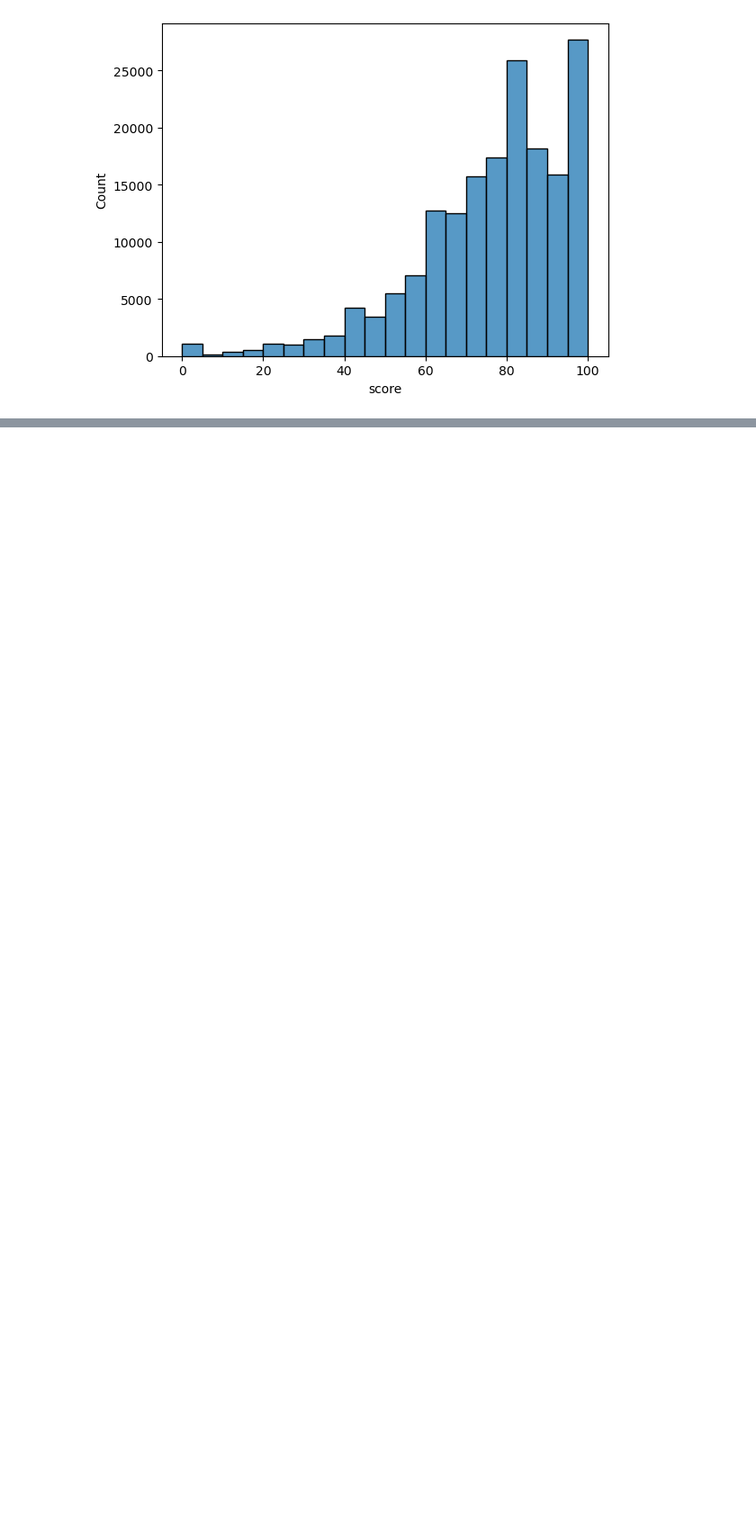
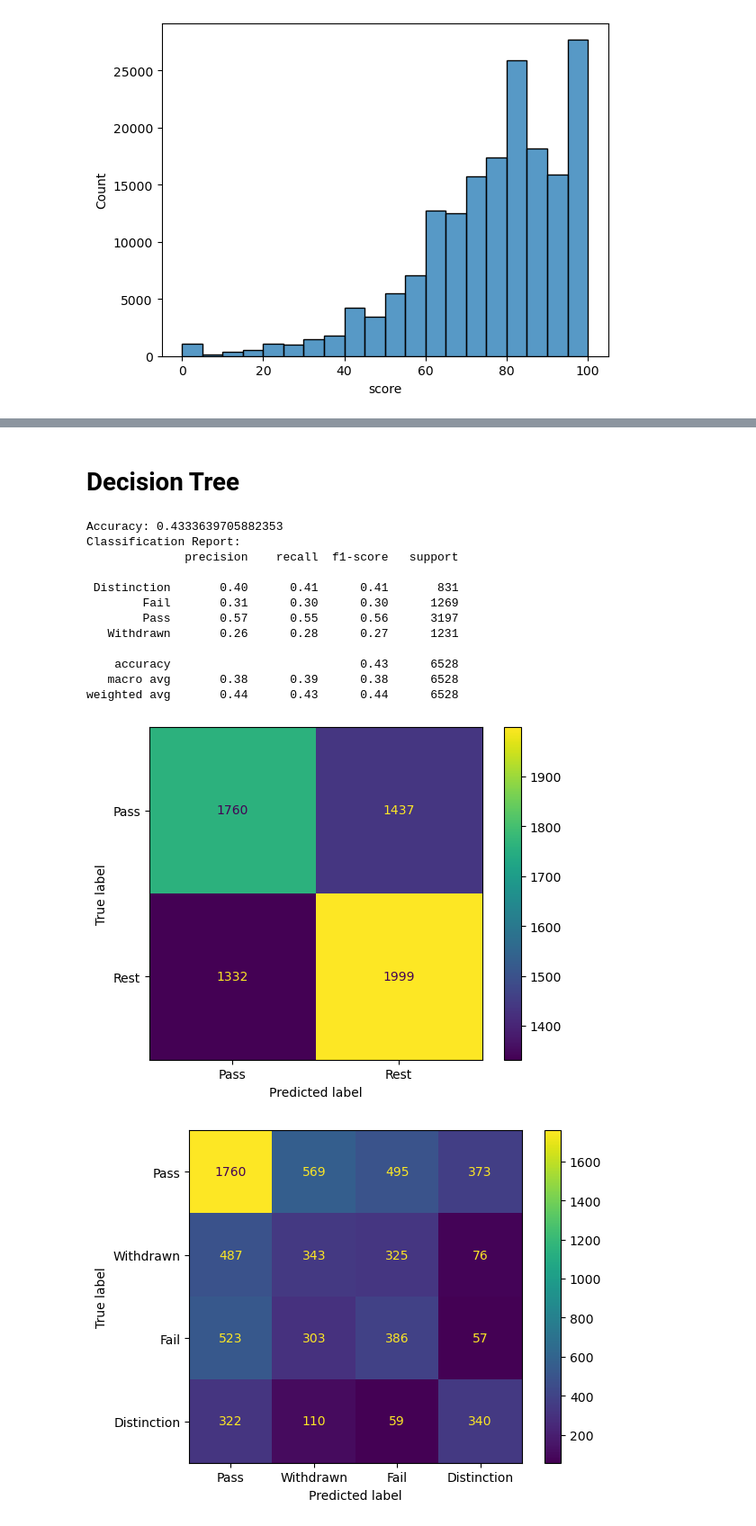
Before and after one commit to okresam/UZOP-Projekt, a Jupyter notebook: UZOP_Projekt.ipynb, the cells around one changed output, grey strips where cells are left out. Shown at 90% size. Drawn from its saved outputs; the diff is of its cells as text; code cells hidden in the pictures; blank space fills up the shorter version.

```diff
--- a/UZOP_Projekt.ipynb
+++ b/UZOP_Projekt.ipynb
@@ -654,0 +876,77 @@ plt.show()
+# %% [markdown]
+# Decision Tree
+# %%
+# odvajanje oznake klase
+X = data_tmp.loc[:, data_tmp.columns != 'final_result']
+#X = data_tmp.loc[:, ~data_tmp.columns.isin(['final_result', 'disability_N', 'disability_Y', 'num_of_prev_attempts'])]
+y = data_tmp.loc[:, 'final_result']
+
+# razdvoji podatke
+X_train, X_test, y_train, y_test = train_test_split(X, y, test_size=0.3, random_state=42)
+
+# instanciraj i treniraj model
+model = DecisionTreeClassifier(random_state=42)
+model.fit(X_train, y_train)
+y_pred = model.predict(X_test)
+
+# evaluiraj model
+accuracy = accuracy_score(y_test, y_pred)
+classification_report_result = classification_report(y_test, y_pred)
+
+print(f"Accuracy: {accuracy}")
+print("Classification Report:")
+print(classification_report_result)
+
+
+# Confusion matrix
+label_mapping = {
+    'Pass': 'Pass',
+    'Withdrawn': 'Rest',
+    'Fail': 'Rest',
+    'Distinction': 'Rest'
+}
+y_test_mapped = y_test.map(label_mapping)
+y_pred_mapped = pd.Series(y_pred).map(label_mapping)
+
+cm = confusion_matrix(y_test_mapped, y_pred_mapped, labels=pd.Series(list(label_mapping.values())).unique())
+ConfusionMatrixDisplay(confusion_matrix=cm, display_labels=pd.Series(list(label_mapping.values())).unique()).plot()
+plt.show()
+
+cm = confusion_matrix(y_test, y_pred, labels=y.unique())
+ConfusionMatrixDisplay(confusion_matrix=cm, display_labels=y.unique()).plot()
+plt.show()
+
+
+# Roc krivulja
+# Predict probabilities for each class
+y_score = model.predict_proba(X_test)
+
+# Check for NaNs in predicted probabilities
+if np.isnan(y_score).any():
+    y_score = np.nan_to_num(y_score)
+
+# Binarize the labels for the ROC curve
+y_test_bin = label_binarize(y_test, classes=model.classes_)
+
+fpr, tpr, _ = roc_curve(y_test_bin[:, 0], y_score[:, 0])
+roc_auc = auc(fpr, tpr)
+plt.plot(fpr, tpr, label=f'{model.classes_[0]} (AUC = {roc_auc:.2f})')
+plt.xlabel('False Positive Rate')
+plt.ylabel('True Positive Rate')
+plt.legend()
+plt.show()
+# %% [output]
+Accuracy: 0.4333639705882353
+Classification Report:
+              precision    recall  f1-score   support
+
+ Distinction       0.40      0.41      0.41       831
+        Fail       0.31      0.30      0.30      1269
+        Pass       0.57      0.55      0.56      3197
+   Withdrawn       0.26      0.28      0.27      1231
+
+    accuracy                           0.43      6528
+   macro avg       0.38      0.39      0.38      6528
+weighted avg       0.44      0.43      0.44      6528
+[figure, added]
+[figure, added]
```
Also changed, not shown: parts of 48 cells of this notebook.
